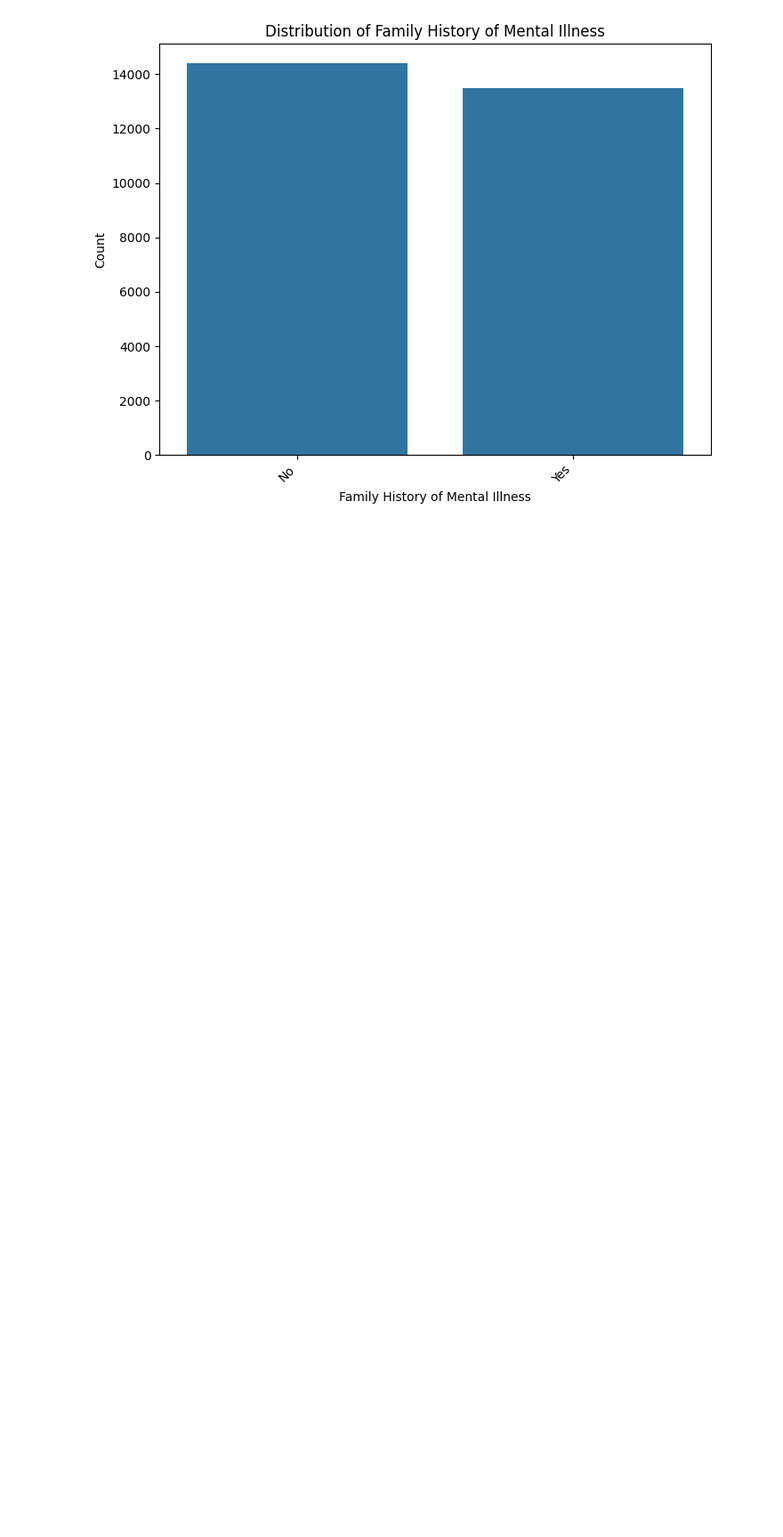
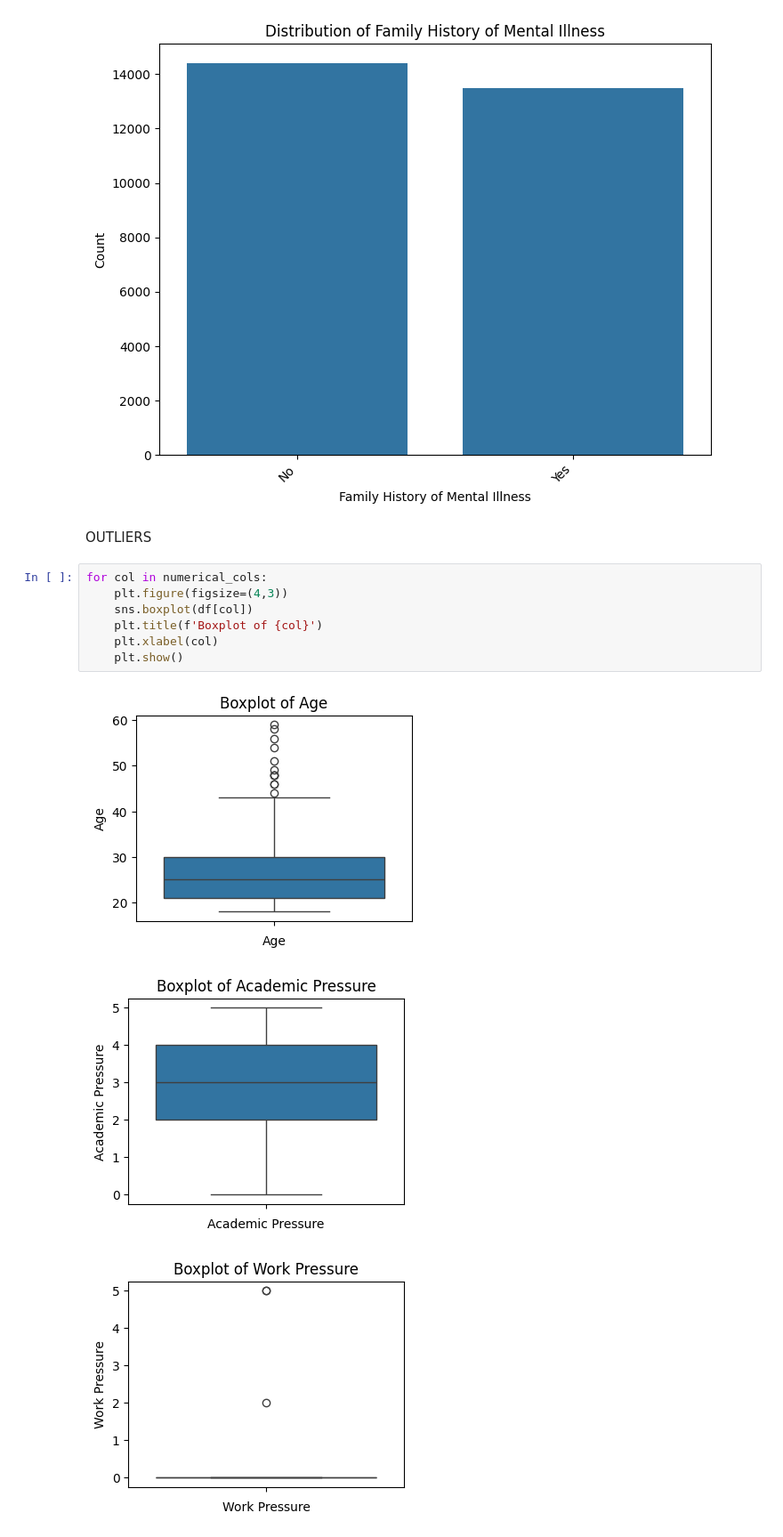
Before and after one commit to gaurav420p/Mind-Matters-Depression-Detection-ML-Project, a Jupyter notebook: analysis_model.ipynb, the cells around one changed output. Shown at 89% size. Cells and saved outputs as stored; diff of their text form; blank space fills up the shorter version.

```diff
--- a/analysis_model.ipynb
+++ b/analysis_model.ipynb
@@ -136,3 +136,16 @@ for col in categorical_cols:
 [figure]
 [figure]
 [figure]
+# %% [markdown]
+OUTLIERS
+# %%
+for col in numerical_cols:
+    plt.figure(figsize=(4,3))
+    sns.boxplot(df[col])
+    plt.title(f'Boxplot of {col}')
+    plt.xlabel(col)
+    plt.show()
+# %% [output]
+[figure, added]
+[figure, added]
+[figure, added]
```
Also changed, not shown: parts of 19 cells of this notebook.
